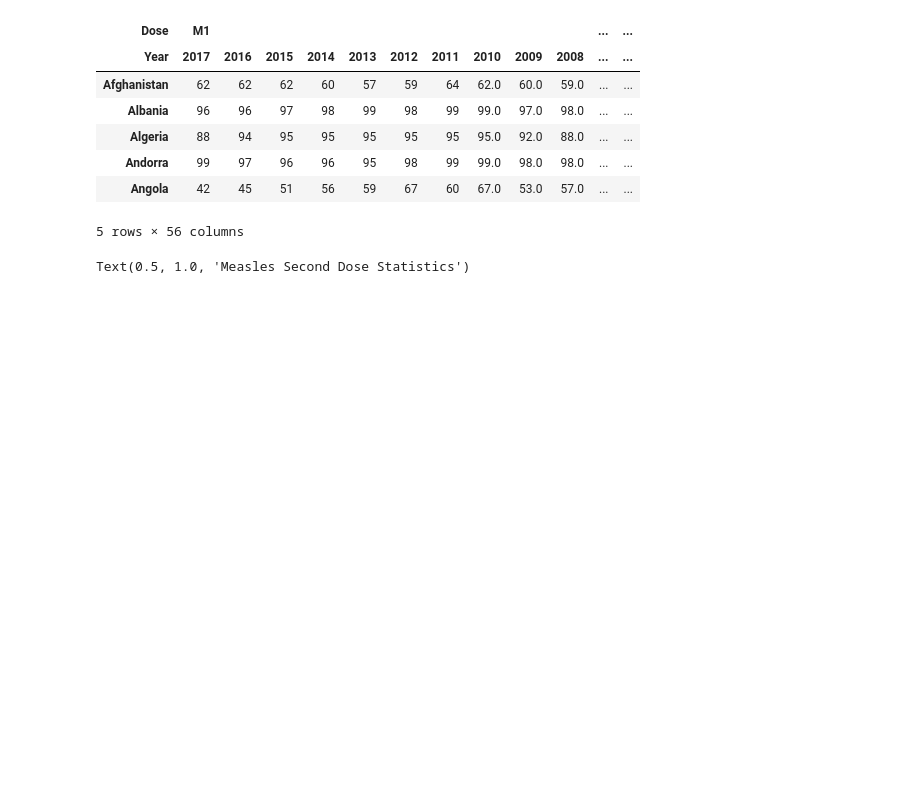
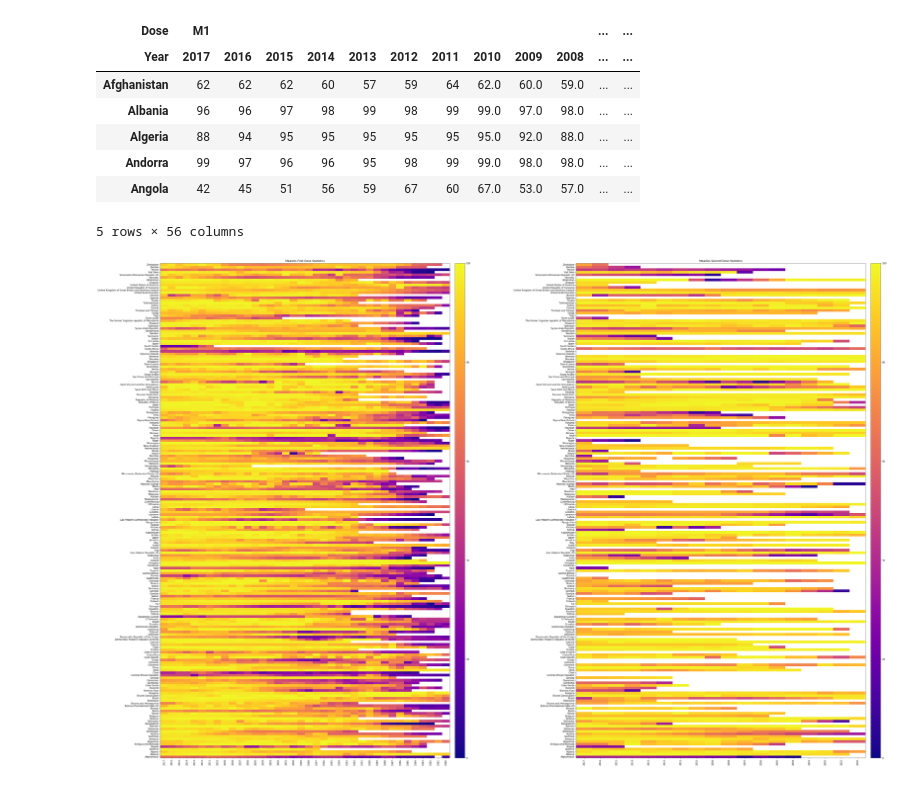
Before and after one commit to noatgnu/cds-python-graph, a Jupyter notebook: notebooks/main.ipynb, the cells around one changed output. Cells and saved outputs as stored; diff of their text form; code cells hidden in the pictures; blank space fills up the shorter version.

```diff
--- a/notebooks/main.ipynb
+++ b/notebooks/main.ipynb
@@ -250,26 +251,22 @@ measles.head()
 | Angola | 42 | 45 | 51 | 56 | 59 | 67 | 60 | 67.0 | 53.0 | 57.0 | ... | ... |
 5 rows × 56 columns
 # %%
+def make_hm(ax, dose, title):
+    hm = ax.pcolormesh(measles[dose].values, cmap='plasma', vmin=0, vmax=100)
+    ax.set_xticks([i+0.5 for i in range(0, len(measles[dose].columns))])
+    ax.set_xticklabels(measles[dose].columns)
+    for label in ax.get_xticklabels():
+        label.set_rotation(90)
+    ax.set_yticks([i+ 0.5 for i in range(0, len(measles[dose].index))])
+    ax.set_yticklabels(measles[dose].index)
+    ax.set_title(title)
+    cbar = plt.colorbar(hm, ax=ax, pad=.015, aspect=50)
+
 fig3, (ax_m1, ax_m2) = plt.subplots(1, 2, figsize=(60,40))
-hm = ax_m1.pcolormesh(measles["M1"].values, cmap='plasma', vmin=0, vmax=100)
-ax_m1.set_xticks([i+0.5 for i in range(0, len(measles["M1"].columns))])
-ax_m1.set_xticklabels(measles["M1"].columns)
-for label in ax_m1.get_xticklabels():
-    label.set_rotation(90)
-ax_m1.set_yticks([i+ 0.5 for i in range(0, len(measles["M1"].index))])
-ax_m1.set_yticklabels(measles["M1"].index)
-ax_m1.set_title("Measles First Dose Statistics")
-
-hm2 = ax_m2.pcolormesh(measles["M2"].values, cmap='plasma', vmin=0, vmax=100)
-ax_m2.set_xticks([i+0.5 for i in range(0, len(measles["M2"].columns))])
-ax_m2.set_xticklabels(measles["M2"].columns)
-for label in ax_m2.get_xticklabels():
-    label.set_rotation(90)
-ax_m2.set_yticks([i+ 0.5 for i in range(0, len(measles["M2"].index))])
-ax_m2.set_yticklabels(measles["M2"].index)
-ax_m2.set_title("Measles Second Dose Statistics")
+make_hm(ax_m1, "M1", "Measles First Dose Statistics")
+make_hm(ax_m2, "M2", "Measles Second Dose Statistics")
 # %% [output]
-Text(0.5, 1.0, 'Measles Second Dose Statistics')
+[figure, added]
 # %%
 # Saving image in SVG format
 fig3.savefig("measles.svg")
```
Also changed, not shown: parts of 15 cells of this notebook, 1 other file.
